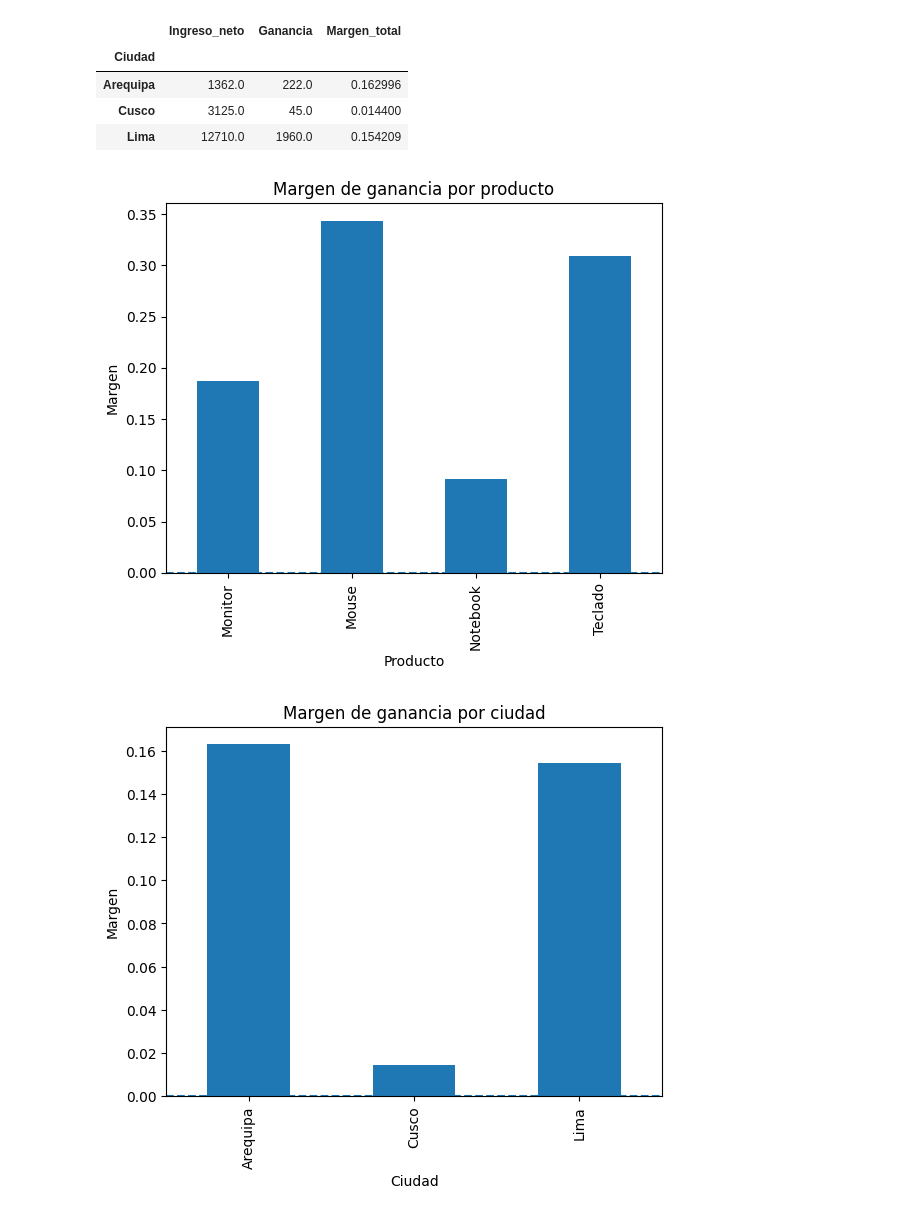
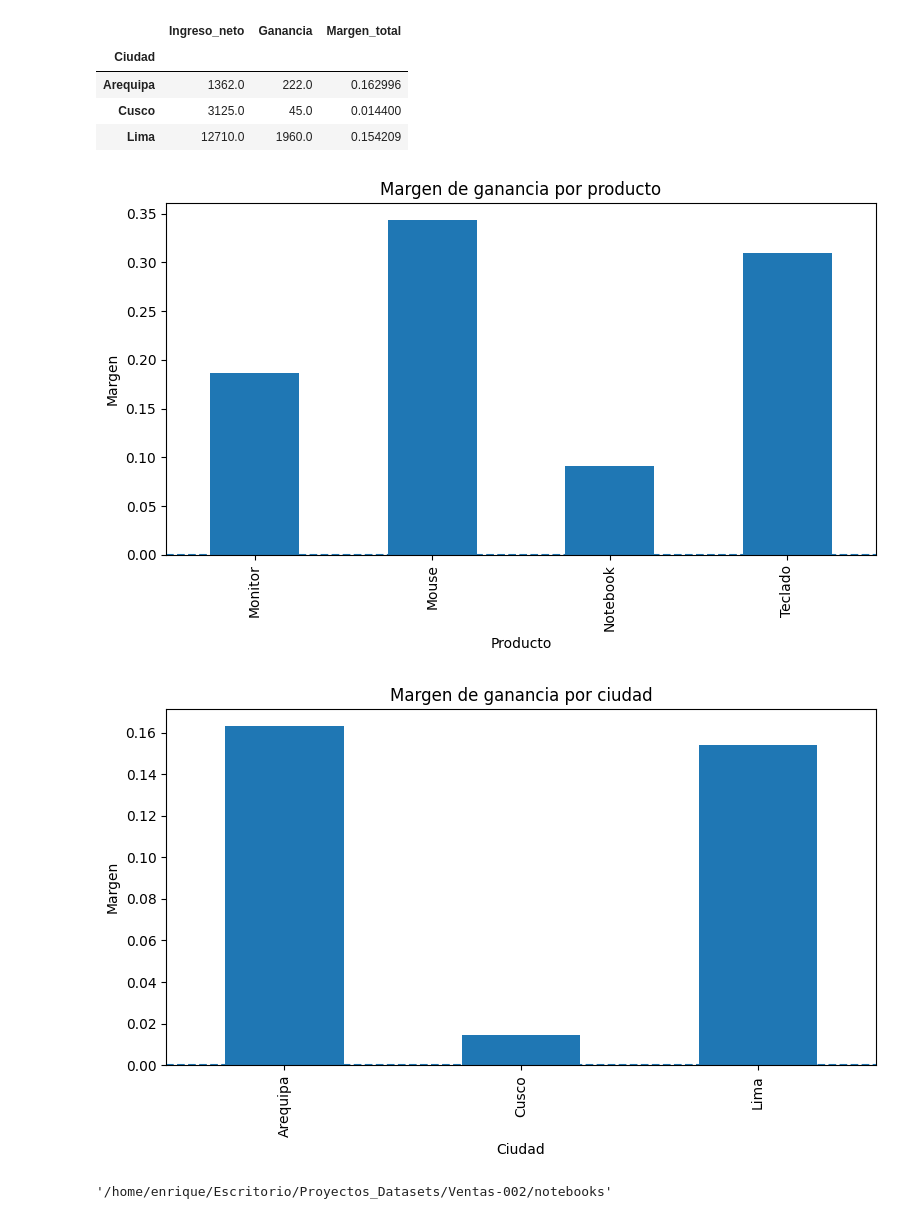
Before and after one commit to rivasperezenrique-coder/ventas-analisis-margenes, a Jupyter notebook: notebooks/analisis_margenes.ipynb, the cells around one changed output. Drawn from its saved outputs; the diff is of its cells as text; code cells hidden in the pictures.

Commit message:
Fix project structure and save in images folder

```diff
--- a/notebooks/analisis_margenes.ipynb
+++ b/notebooks/analisis_margenes.ipynb
@@ -120,31 +121,44 @@ rentabilidad_ciudad
 | Lima | 12710.0 | 1960.0 | 0.154209 |
 # %%
 # Gráfico de margen por producto
+os.makedirs("../imagenes", exist_ok=True)
+plt.figure(figsize=(8,5))
+
 margen_producto = rentabilidad_producto["Margen_total"]
-
 ax = margen_producto.plot(kind="bar")
 
 ax.set_title("Margen de ganancia por producto")
 ax.set_ylabel("Margen")
 
+# Línea horizontal en 0 (para ver ganancias vs pérdidas)
 plt.axhline(0, linestyle="--")
+
+plt.tight_layout()
+plt.savefig("../imagenes/margen_por_producto.png", dpi=120)
 plt.show()
-plt.savefig("../output/margen_por_producto.png", dpi=120)
-plt.close()
 # %% [output]
-[figure, old version]
+[figure, new version]
 # %%
+
 # Gráfico de margen por ciudad
+os.makedirs("../imagenes", exist_ok=True)
+plt.figure(figsize=(8,5))
+
 margen_ciudad = rentabilidad_ciudad["Margen_total"]
-
 ax = margen_ciudad.plot(kind="bar")
 
 ax.set_title("Margen de ganancia por ciudad")
 ax.set_ylabel("Margen")
 
 plt.axhline(0, linestyle="--")
+
+plt.tight_layout()
+plt.savefig("../imagenes/rentabilidad_ciudad.png", dpi=120)
 plt.show()
-plt.savefig("../output/rentabilidad_ciudad.png", dpi=120)
-plt.close()
 # %% [output]
-[figure, old version]
+[figure, new version]
+# %%
+import os
+os.getcwd()
+# %% [output]
+'/home/enrique/Escritorio/Proyectos_Datasets/Ventas-002/notebooks'
```
Also changed, not shown: parts of 1 cell of this notebook, 2 other files.
